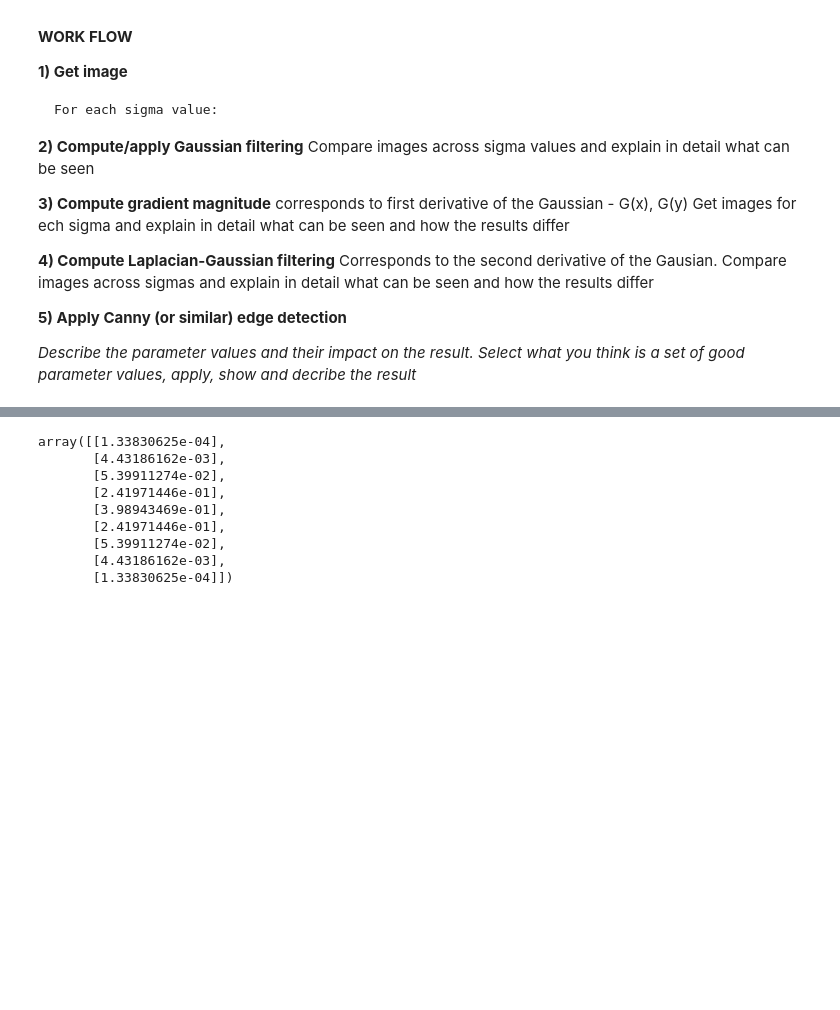
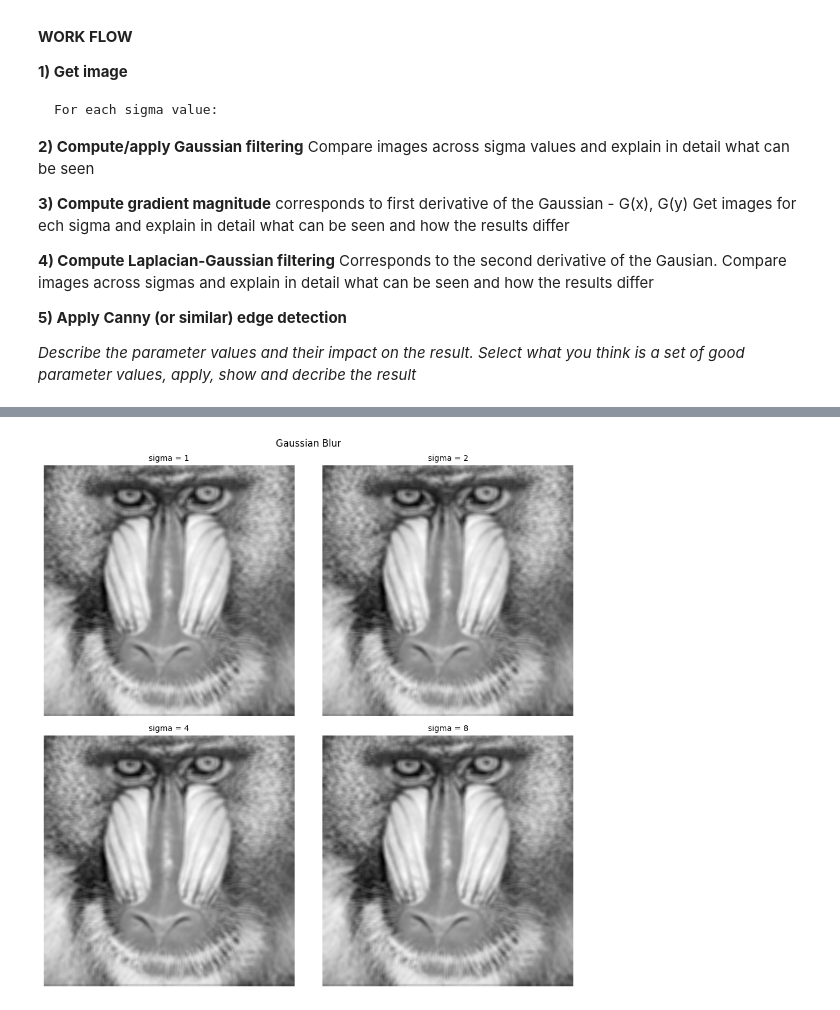
Before and after one commit to axelz3/VIPassingment2, a Jupyter notebook: code.ipynb, the cells around one changed output, grey strips where cells are left out. Cells and saved outputs as stored; diff of their text form; code cells hidden in the pictures; blank space fills up the shorter version.

```diff
--- a/code.ipynb
+++ b/code.ipynb
@@ -62,12 +79,64 @@ cv2.destroyAllWindows()
 # %%
-gaus_kernel
+## "by hand"
+
+# 0) transform image to float
+img =  img.astype(np.float32) / 255.0  # /255..0 to normalize pixel values to 0-1 values bc Gaussian kernel values sum to 1
+
+# 1) Build kernel
+def gaus_kernel(kernel_size, sigma):
+    kernel = np.zeros((kernel_size, kernel_size),dtype=np.float32)
+    coord = [-1,0,1]
+
+    #compute Gaussian kernel values/weights
+    for i,x in enumerate(coord):
+        for j,y in enumerate(coord):
+            kernel[i,j] = (1/(2*np.pi*sigma**2)*np.exp(-(x**2 + y**2)/(2*sigma**2)))
+
+    #normalize kernel values to sum to 1 ????? why though?
+    #kernel/= np.sum(kernel)
+
+    return kernel
+
+
+gaus_kernel(3,5)
+
+# 2) Apply kernel, i.e convolve
+def convolve(img, kernel, kernel_size):
+    height = img.shape[0]
+    width = img.shape[1]
+    k_h = kernel.shape[0]
+    k_w = kernel.shape[1]
+    values = np.zeros_like(img)
+
+     ## app. "padding" is needed - otherwise the kernel cannot handle the edges of the image duh
+    #pad_height = kernel_size // 2
+    pad_width = kernel_size // 2
+
+    padded_img = np.pad(img, pad_width, mode='edge') #copy nearest values and add as "edge"
+
+    #for each pixel -
+    for i in range(height): #for each row
+        for j in range(width): #for each column
+
+            neighbourhood = padded_img[i:i+k_h, j:j+k_w] #get image neighboorhood (same 3x3 size as kernel)
+            values[i,j] = np.sum(neighbourhood * kernel)
+    return values
+
+
+my_Gaussian = convolve(img, gaus_kernel(3,1),3)
-# %% [output]
-array([[1.33830625e-04],
-       [4.43186162e-03],
-       [5.39911274e-02],
-       [2.41971446e-01],
-       [3.98943469e-01],
-       [2.41971446e-01],
-       [5.39911274e-02],
-       [4.43186162e-03],
-       [1.33830625e-04]])
+# %%
+fig, ax = plt.subplots(2,2, figsize=(10,10))
+ax = ax.flatten()
+
+for i,s in enumerate(sigma):
+    my_Gaussian = convolve(img, gaus_kernel(3,s),3)
+
+    ax[i].imshow(gaus, cmap='gray')
+    #ax[sigma.index(i)].set_title(f'Gaussian Blurred Image (sigma={i})')
+    ax[i].axis('off')
+    ax[i].set_title(f'sigma = {s}', fontsize=10)
+fig.suptitle(f'Gaussian Blur')
+plt.tight_layout()
+plt.show()
+# %% [output]
+[figure, added]
```
Also changed, not shown: parts of 7 cells of this notebook, 15 other files.
